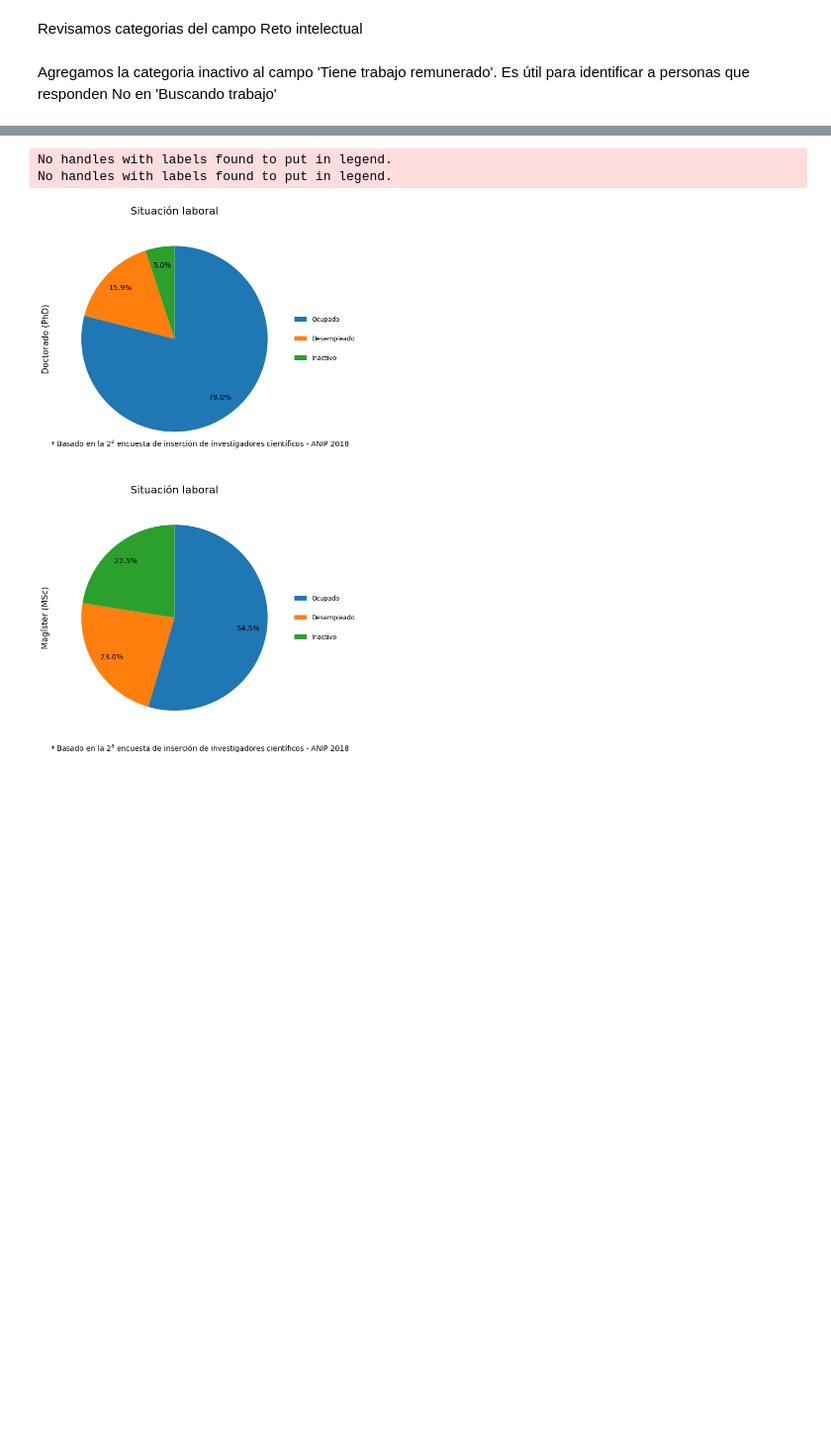
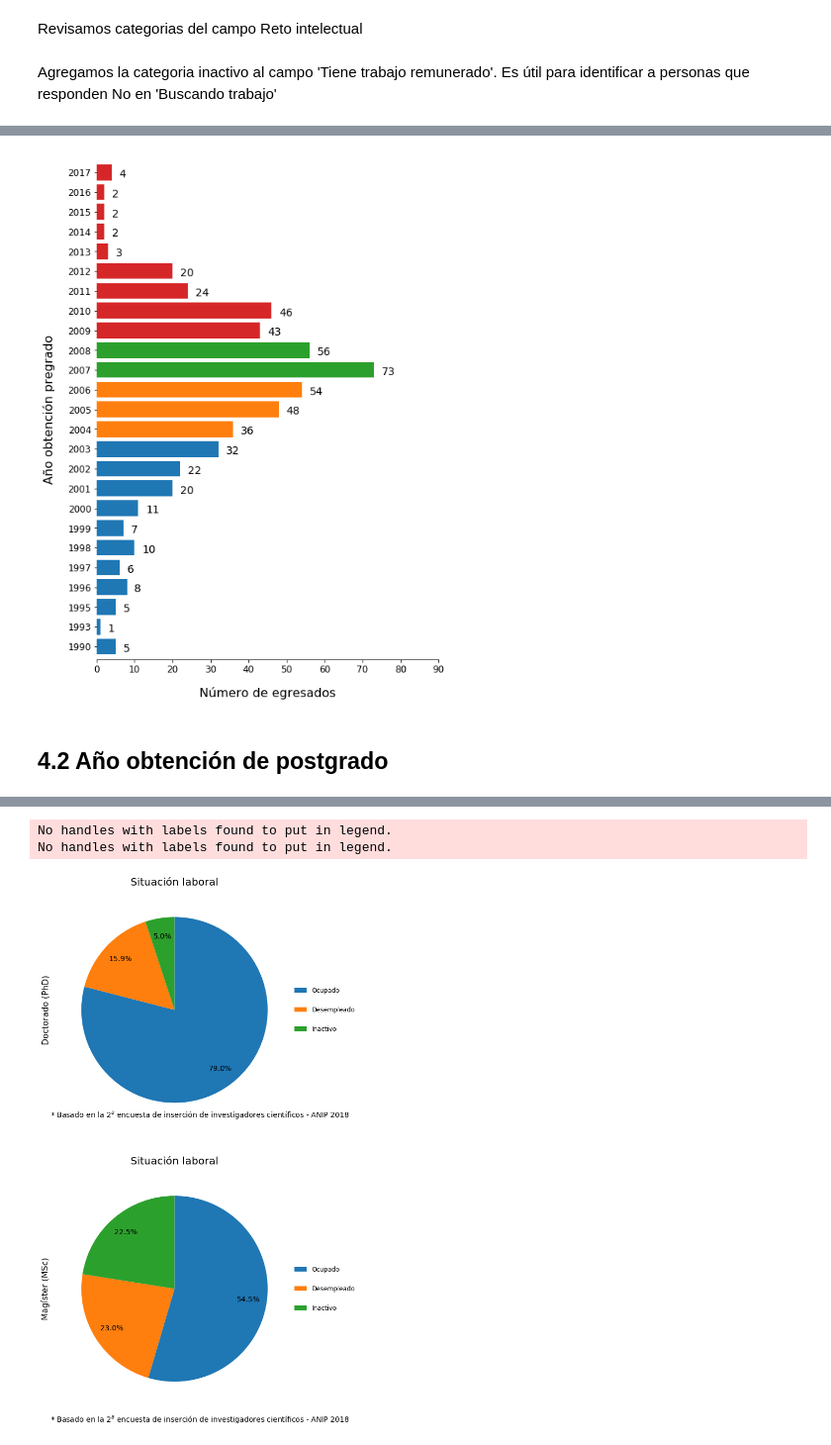
Before and after one commit to anipchile/encuesta_2018, a Jupyter notebook: notebooks/03 - Analisis de encuesta de insercion - Doctorado.ipynb, the cells around one changed output, grey strips where cells are left out. Shown at 99% size. Cells and saved outputs as stored; diff of their text form; code cells hidden in the pictures; blank space fills up the shorter version.

```diff
--- a/notebooks/Analisis encuesta insercion 2018.ipynb
+++ b/notebooks/03 - Analisis de encuesta de insercion - Doctorado.ipynb
@@ -307,0 +289,3 @@ def autopct_generator(limit):
+# %%
+data_plot['Percentage']=(100*data_plot/data_plot.sum().sum()).round(2)
+data_plot.head()
@@ -307,0 +300,3 @@ def autopct_generator(limit):
+# %%
+data_plot['CumSum']=data_plot['Percentage'].cumsum()
+data_plot.head()
@@ -307,0 +331,5 @@ def autopct_generator(limit):
+# %%
+quartile_bins=[0, 25, 50, 75, 101]
+quartile_labels=['q1', 'q2', 'q3', 'q4']
+data_plot['Quartile']=pd.cut(data_plot['CumSum'], quartile_bins, labels=quartile_labels)
+data_plot.head()
@@ -307,0 +344,4 @@ def autopct_generator(limit):
+# %%
+colors = {'q1':current_palette[0],'q2':current_palette[1],'q3':current_palette[2],'q4':current_palette[3]}
+data_plot['color'] = data_plot['Quartile'].map(colors)
+data_plot.head()
@@ -307,0 +356,24 @@ def autopct_generator(limit):
+# %%
+plot_field="Número de egresados"
+
+fig, ax = plt.subplots(1,1, figsize=(8,12))
+data_plot[plot_field].plot(kind='barh', ax=ax,
+               fontsize=12, rot=0, width=0.8, color=data_plot['color'])
+
+ax.spines['left'].set_visible(False)
+ax.spines['right'].set_visible(False)
+ax.spines['top'].set_visible(False)
+
+ax.set_xlim(0,90)
+ax.set_xlabel('Número de egresados')
+
+for p in ax.patches:
+    ax.annotate("{:d}".format(p.get_width()), (p.get_width() + 2, p.get_y()+0.3),
+               fontsize=14, horizontalalignment='left', verticalalignment='center')
+
+plt.savefig('figures/doctorado/figura_2_año_obtencion_pregrado.jpg', bbox_inches='tight')
+plt.savefig('figures/doctorado/figura_2_año_obtencion_pregrado.pdf', bbox_inches='tight')
+# %% [output]
+[figure, added]
+# %% [markdown]
+## 4.2 Año obtención de postgrado
```
Also changed, not shown: parts of 78 cells of this notebook, 13 other files.
